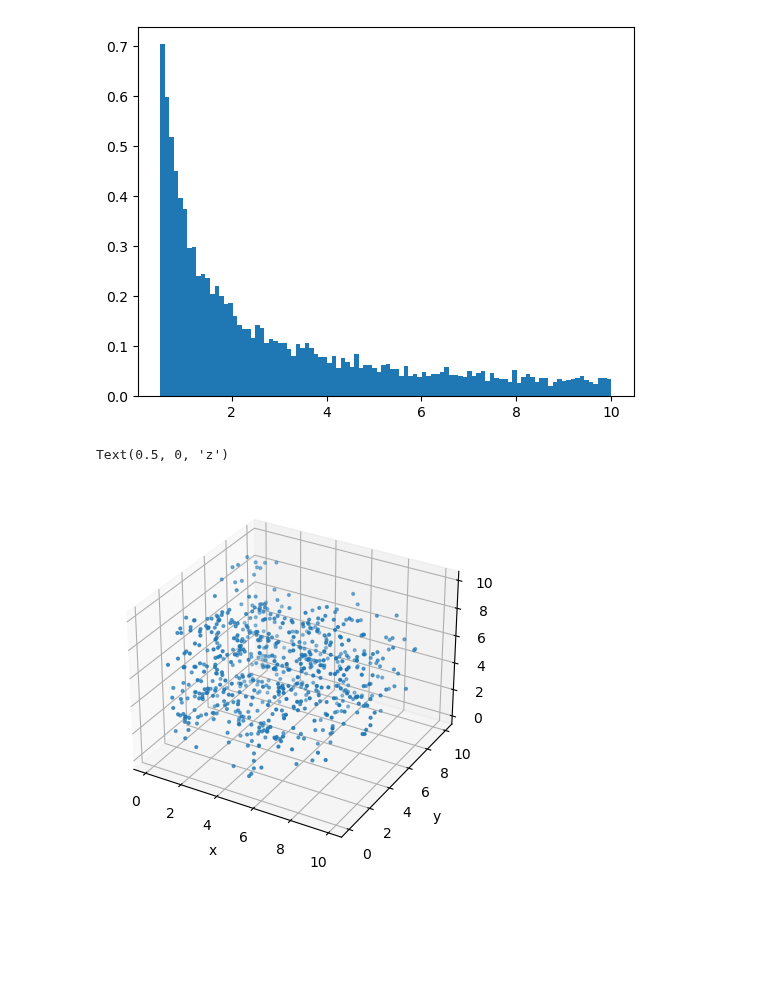
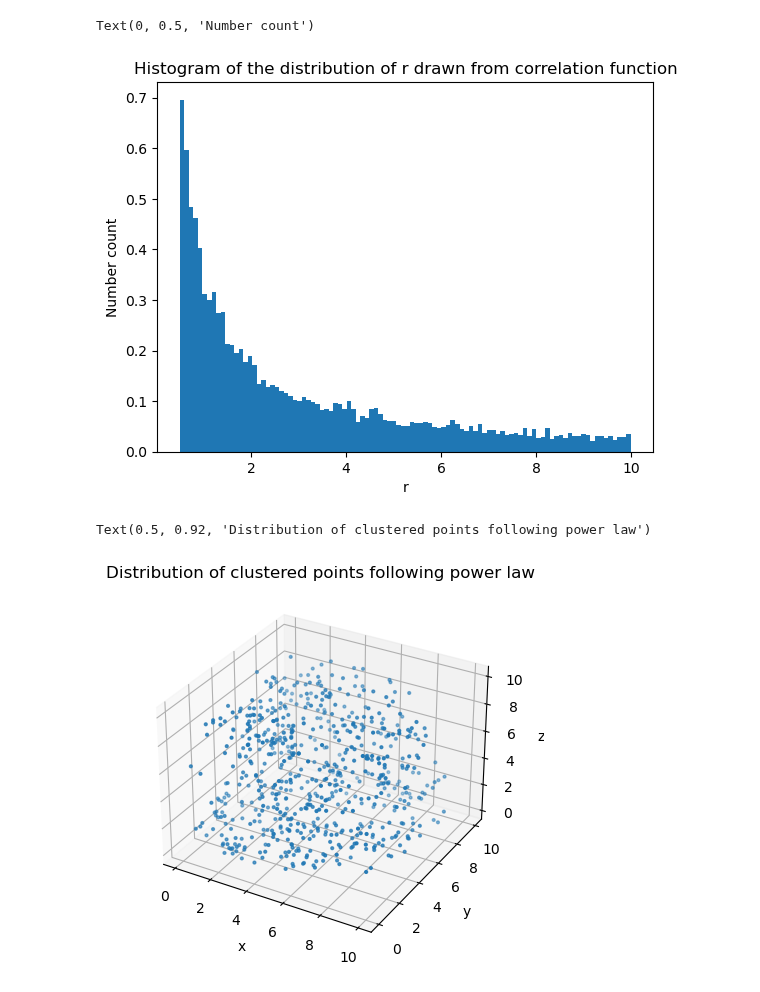
Before and after one commit to VibinRam/DP2, a Jupyter notebook: Codes/Clustering_simulation/cluster_simulation.ipynb, the cells around one changed output. Cells and saved outputs as stored; diff of their text form; code cells hidden in the pictures; blank space fills up the shorter version.

```diff
--- a/Codes/Clustering_simulation/cluster_simulation.ipynb
+++ b/Codes/Clustering_simulation/cluster_simulation.ipynb
@@ -77,8 +165,12 @@ ran_01 = np.random.uniform(0, 1, 10000)
 
 r_rans = get_r_from_prob_vec(ran_01, 1.0, 1.1)
 plt.hist(r_rans, 100, density=True);
+plt.title("Histogram of the distribution of r drawn from correlation function")
+plt.xlabel("r")
+plt.ylabel("Number count")
 # %% [output]
+Text(0, 0.5, 'Number count')
-[figure, old version]
+[figure, new version]
 # %%
 def make_clust_dist(num, r0, delta):
     dat_array = np.random.uniform(0, 10, (3, 1))
@@ -101,17 +193,18 @@ def make_clust_dist(num, r0, delta):
 
     return dat_array
 # %%
-x, y, z = make_clust_dist(1000)
+x, y, z = make_clust_dist(1000, 1.0, 1.1)
 
 fig = plt.figure()
 ax = fig.add_subplot(projection='3d')
 ax.scatter(x, y, z, s=4)
 ax.set_xlabel('x')
 ax.set_ylabel('y')
 ax.set_zlabel('z')
+ax.set_title("Distribution of clustered points following power law")
 # %% [output]
-Text(0.5, 0, 'z')
+Text(0.5, 0.92, 'Distribution of clustered points following power law')
-[figure, old version]
+[figure, new version]
 # %%
 r0 = 1.0
 delta = 2.0
```
Also changed, not shown: parts of 14 cells of this notebook, 6 other files.
